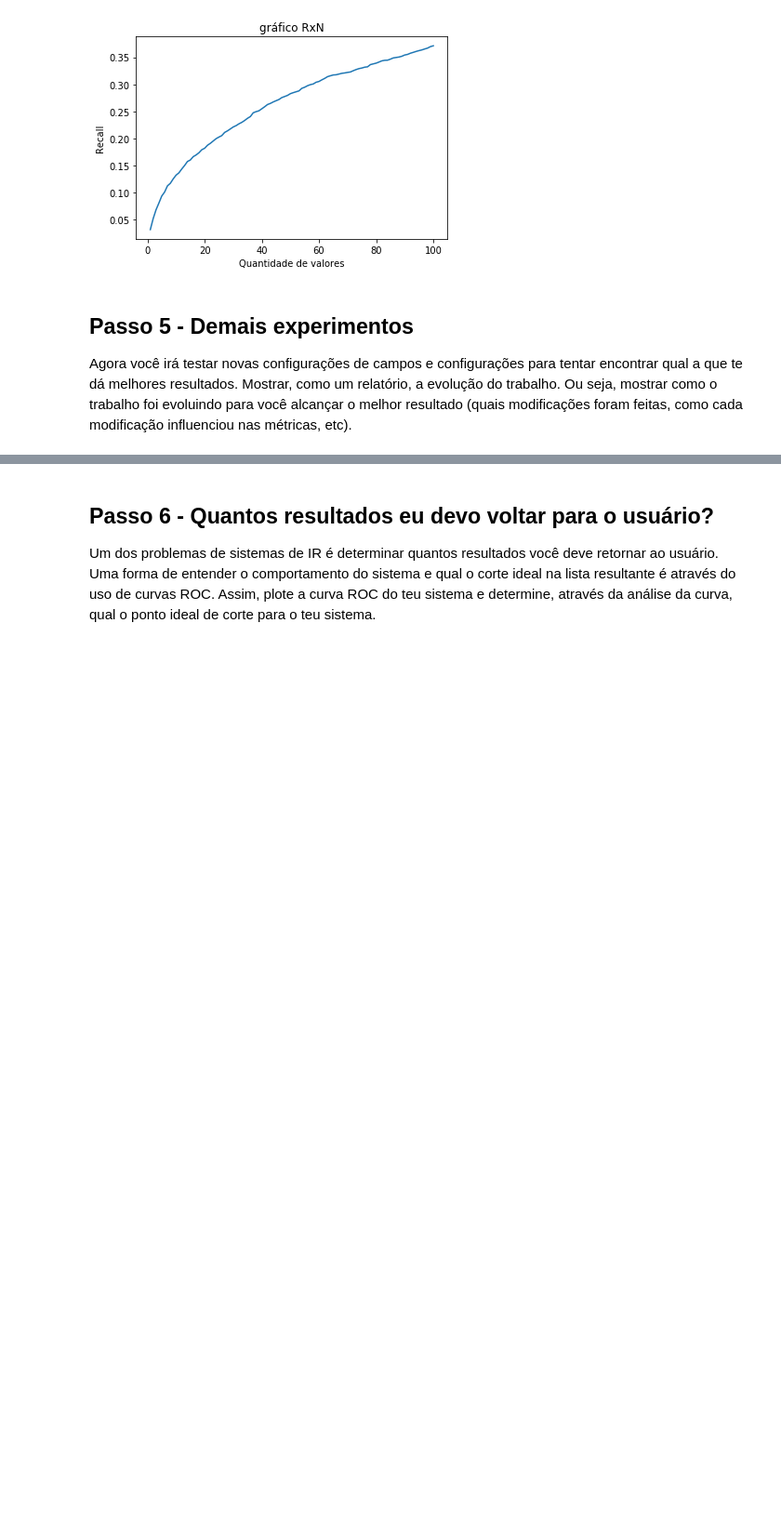
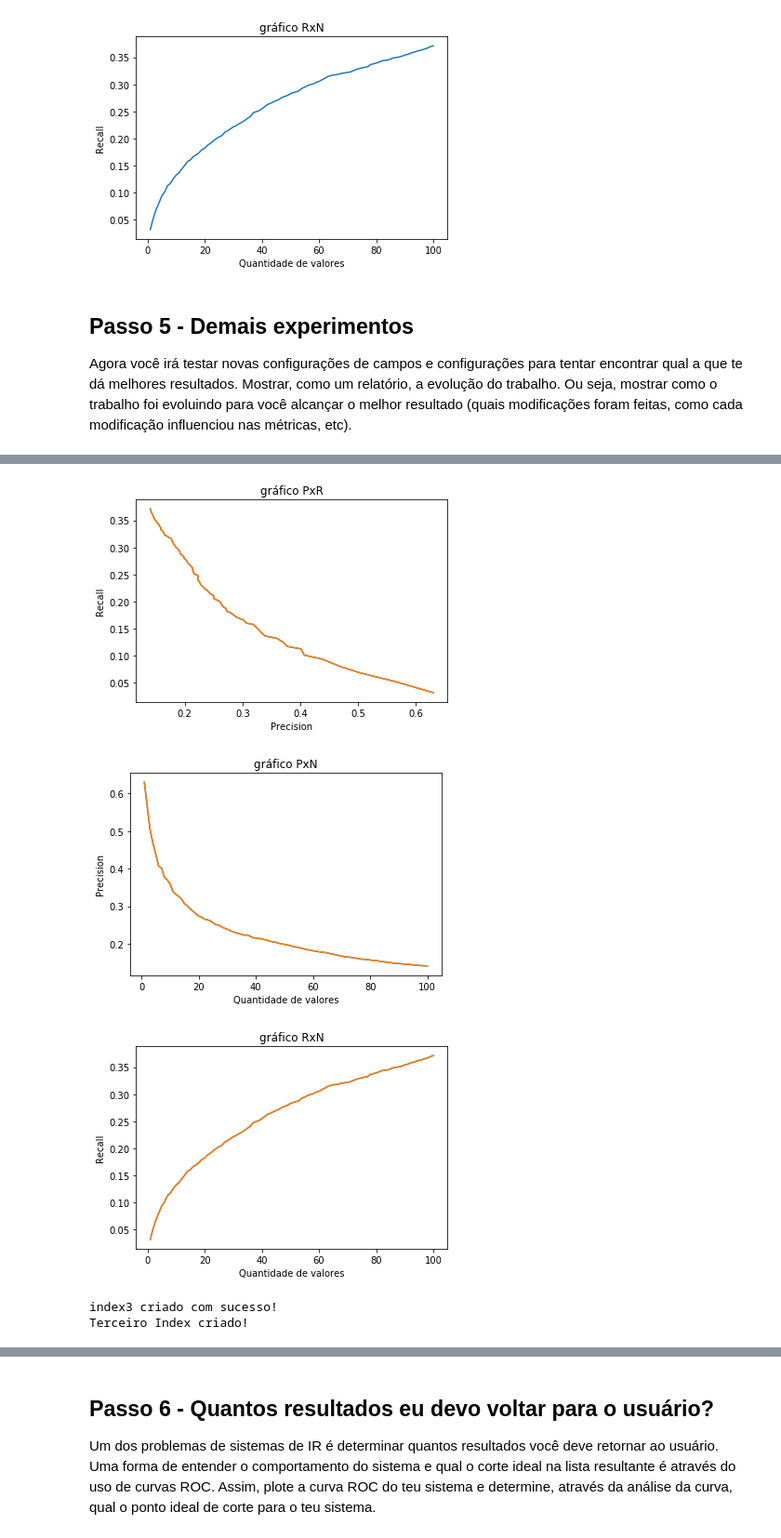
Before and after one commit to BravoNatalie/Avaliando_Sistemas_RI, a Jupyter notebook: Trabalho 3 - Avaliando sistemas de IR.ipynb, the cells around one changed output, grey strips where cells are left out. Shown: that part at 93% size. Cells and saved outputs as stored; diff of their text form; code cells hidden in the pictures; blank space fills up the shorter version.

Commit message:
Número 5 quase pronto

```diff
--- a/Trabalho 3 - Avaliando sistemas de IR.ipynb
+++ b/Trabalho 3 - Avaliando sistemas de IR.ipynb
@@ -498,43 +498,71 @@ Apresentar agora os gráficos do teu experimento. Você deve gerar um gráfico P
 import matplotlib.pyplot as plt
 
 #Função para plotar o gráfico de Precisão, Recall e PxR
-def plotGraph(queryFile,queryTest):
+def plotGraph(queryFile,queryTest,analysisMatrix,queryTest2 = None):
     R = []
     P = []
+    R_2 = []
+    P_2 = []
     tam = len(analysisMatrix)
     for i in range(tam):
         n = i+1
         somaP = 0
         somaR = 0
+        somaP_2 = 0
+        somaR_2 = 0
         for j, query in enumerate(queryFile):
             relevant = getRelevant(query)
             retrivedN = getRetrived(queryTest[j], n)
+
+            if(queryTest2 is not None):
+                retrivedN_2 = getRetrived(queryTest2[j], n)
+                somaP_2 += getPrecision(relevant, retrivedN_2)
+                somaR_2 += getRecall(relevant, retrivedN_2)
+
+
             somaP += getPrecision(relevant, retrivedN) #P@n
             somaR += getRecall(relevant, retrivedN) #R@n
+
         P.append((somaP/tam))
         R.append((somaR/tam))
+        if(queryTest2 is not None):
+            P_2.append((somaP_2/tam))
+            R_2.append((somaR_2/tam))
+
 
     plt.title("gráfico PxR")
     plt.plot(P,R)
+
+    if(queryTest2 is not None):
+        plt.plot(P_2,R_2)
+
     plt.xlabel("Precision")
     plt.ylabel("Recall")
     plt.show()
 
     plt.title("gráfico PxN")
     plt.plot(range(1,tam +1), P)
+
+    if(queryTest2 is not None):
+        plt.plot(range(1,tam +1), P_2)
+
     plt.xlabel("Quantidade de valores")
     plt.ylabel("Precision")
     plt.show()
 
     plt.title("gráfico RxN")
     plt.plot(range(1,tam +1),R)
+
+    if(queryTest2 is not None):
+        plt.plot(range(1,tam +1),R_2)
+
     plt.xlabel("Quantidade de valores")
     plt.ylabel("Recall")
     plt.show()
 
 
 
-plotGraph(queryFile,queryTest)
+plotGraph(queryFile,queryTest,analysisMatrix)
 # %% [output]
 [figure]
 [figure]
@@ -569,7 +599,10 @@ LookupError:
 # %%
+analysisMatrix2 = []
 queryTest2 = []
 queryTest2 = storeQueryResult(queryTest2, schema)
 
-analysis(queryFile, queryTest2)
+
+
+analysis(queryFile, queryTest2, analysisMatrix2)
 col = ['Query','Relevant', 'Retrived', 'Precision', 'P@5','P@10','Recall','R@5','P@10', 'F-Measure']
-pd.DataFrame(analysisMatrix[0:10], columns=col)
+pd.DataFrame(analysisMatrix2[0:10], columns=col)
@@ -575,0 +621,25 @@ pd.DataFrame(analysisMatrix[0:10], columns=col)
+# %%
+plotGraph(queryFile,queryTest,analysisMatrix2,queryTest2)
+# %% [output]
+[figure, added]
+[figure, added]
+[figure, added]
+# %%
+#Terceiro teste
+from whoosh.analysis import (RegexTokenizer, StandardAnalyzer, LowercaseFilter, StopFilter)
+
+regex = RegexTokenizer() |  LowercaseFilter() | StopFilter(minsize=4, stoplist=sw)
+
+schema3 = Schema(pn=ID(stored=True), #PN = paper_number (Número do papel)
+                rn=NUMERIC(stored=True), #RN = record_number (Número de registro)
+                ti=TEXT(analyzer=regex,stored=True), #TI = title (Título) - Stemmizado
+                mj=KEYWORD(stored=True, scorable=True), #MJ = major_subjects (Assuntos Principais)
+                mn=KEYWORD(stored=True, scorable=True), #MN = minor_subjects (Assuntos Menores)
+                ab=TEXT(analyzer=regex,stored=True), #AB/EX = abstract or extract (Resumo/Extração) - Stemmizado
+                )
+
+writeInIndex("index3", schema3) #Criando segundo Index
+print("Terceiro Index criado!")
+# %% [output]
+index3 criado com sucesso!
+Terceiro Index criado!
```
Also changed, not shown: parts of 6 cells of this notebook, 9 other files.
